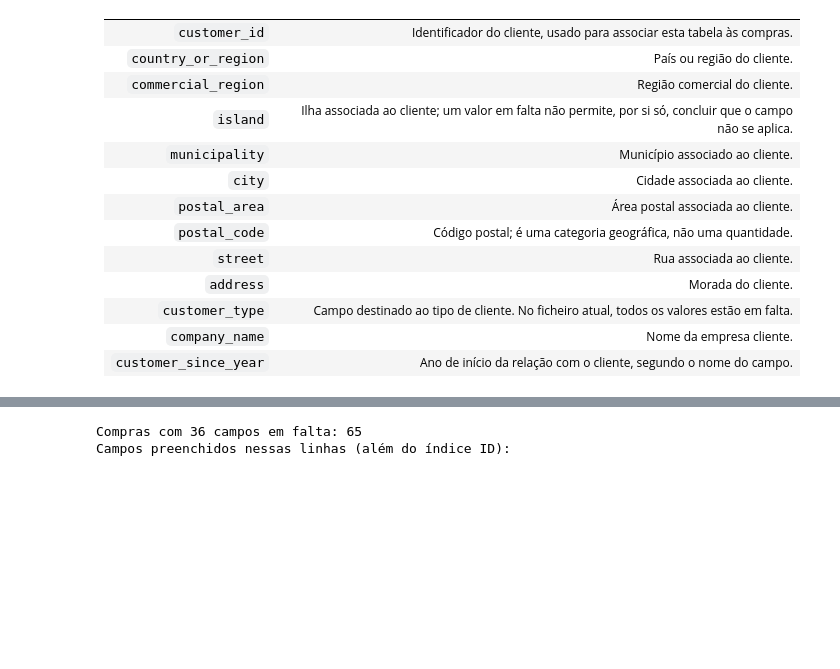
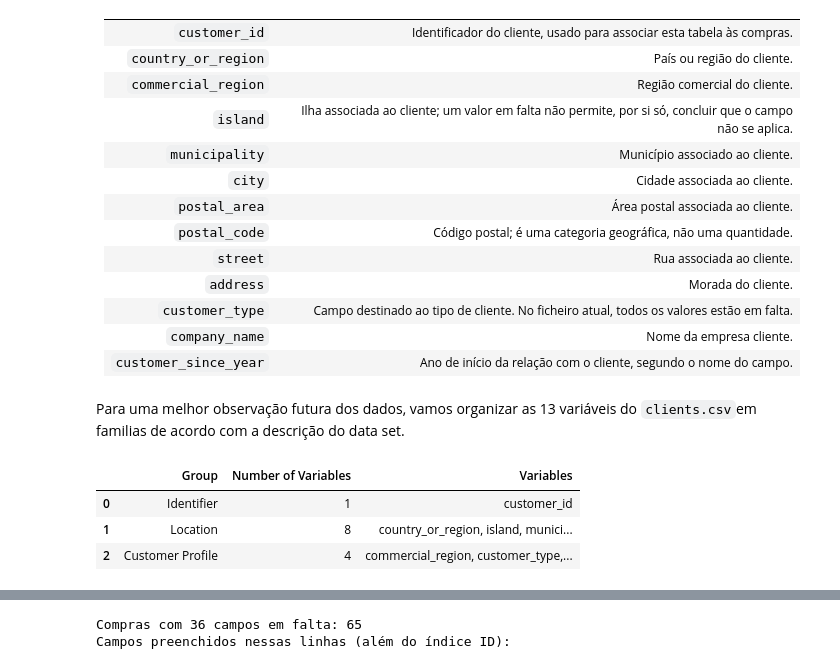
Before and after one commit to Martsnake/machine-learning, a Jupyter notebook: notebooks/Análise.ipynb, the cells around one changed output, grey strips where cells are left out. Saved outputs shown, nothing was run; the diff lists cells and outputs as text; code cells hidden in the pictures; blank space fills up the shorter version.

```diff
--- a/notebooks/Análise.ipynb
+++ b/notebooks/Análise.ipynb
@@ -173,3 +184,23 @@ As tabelas seguintes descrevem as 39 colunas do ficheiro de treino, incluindo a
 | `customer_type` | Campo destinado ao tipo de cliente. No ficheiro atual, todos os valores estão em falta. |
 | `company_name` | Nome da empresa cliente. |
 | `customer_since_year` | Ano de início da relação com o cliente, segundo o nome do campo. |
+# %% [markdown]
+Para uma melhor observação futura dos dados, vamos organizar as 13 variáveis do `clients.csv`em familias de acordo com a descrição do data set.
+# %%
+var_groups = {
+    "Identifier":   ["customer_id"],
+    "Location":     ["country_or_region", "island", "municipality", "city",
+                        "postal_area", "postal_code", "street", "address"],
+    "Customer Profile ": ["commercial_region", "customer_type",
+                          "company_name", "customer_since_year"],
+}
+
+pd.DataFrame(
+    [(group, len(cols), ", ".join(cols)) for group, cols in var_groups.items()],
+    columns=["Group", "Number of Variables", "Variables"],
+)
+# %% [output]
+|  | Group | Number of Variables | Variables |
+| 0 | Identifier | 1 | customer_id |
+| 1 | Location | 8 | country_or_region, island, munici... |
+| 2 | Customer Profile | 4 | commercial_region, customer_type,... |
```
Also changed, not shown: parts of 9 cells of this notebook.
